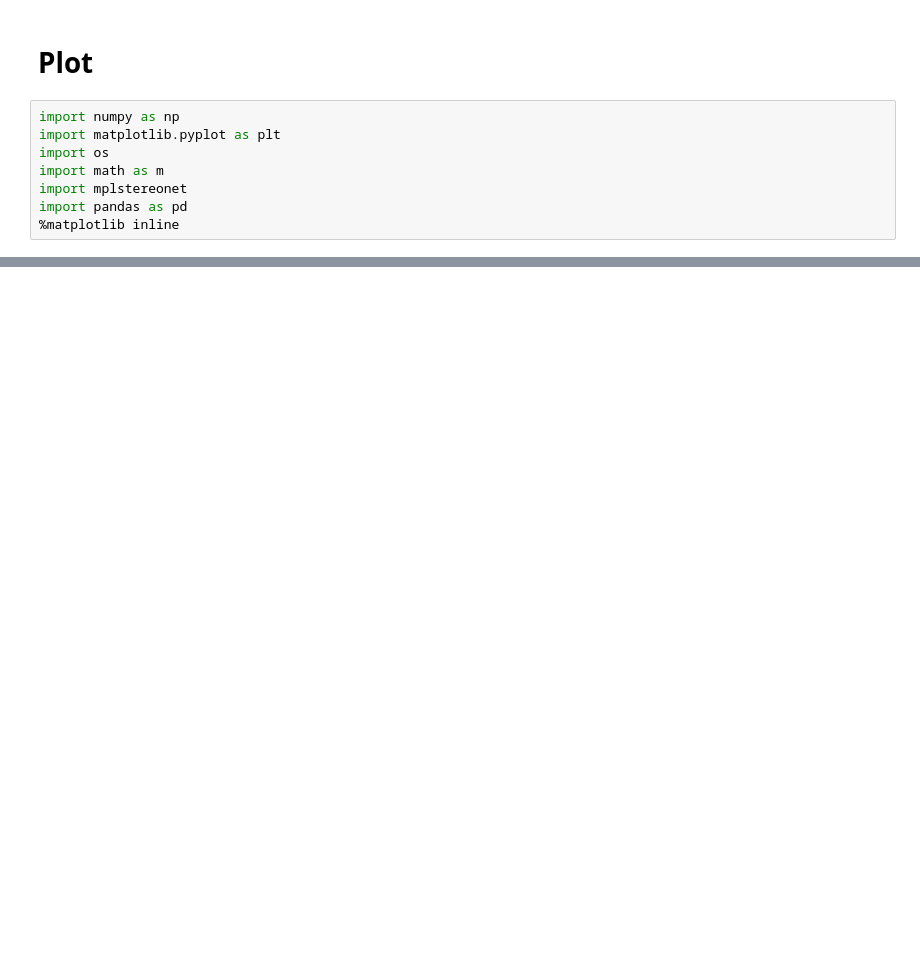
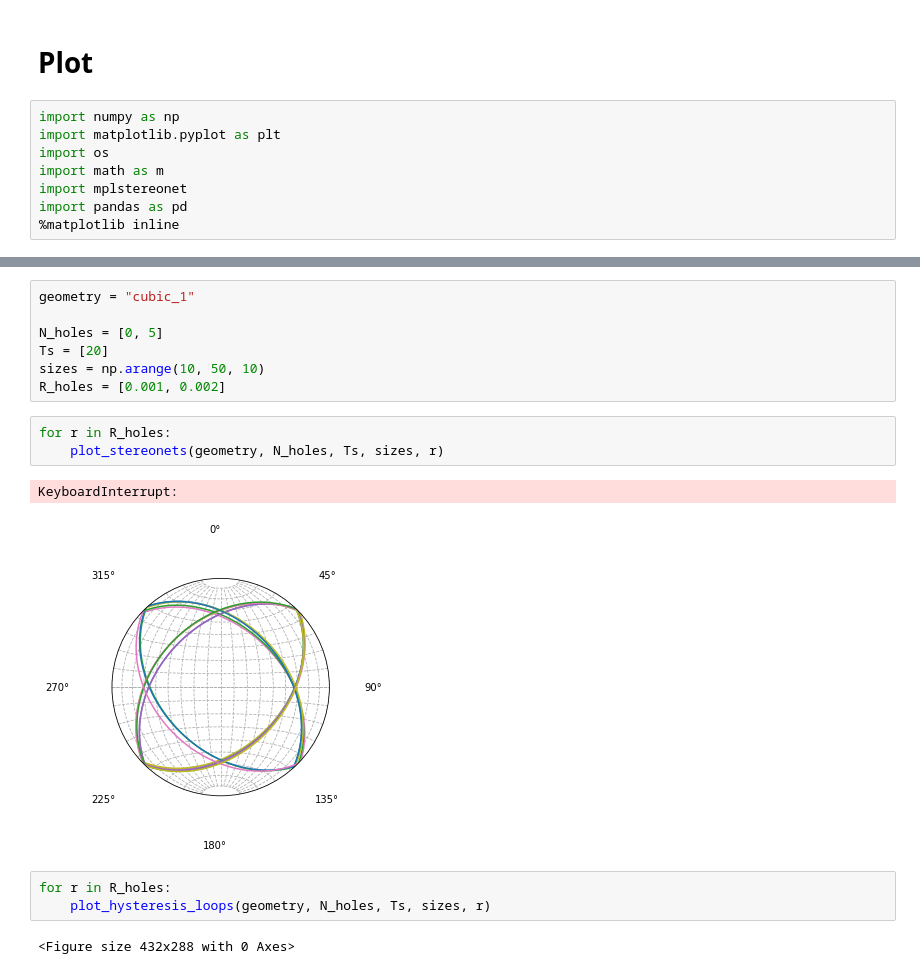
Before and after one commit to devienne/swiss_cheese, a Jupyter notebook: plots.ipynb, the cells around one changed output, grey strips where cells are left out. Drawn from its saved outputs; the diff is of its cells as text; blank space fills up the shorter version.

Commit message:
updates in plot notebook

```diff
--- a/plots.ipynb
+++ b/plots.ipynb
@@ -96,0 +159,18 @@ for size in sizes:
+# %%
+geometry = "cubic_1"
+
+N_holes = [0, 5]
+Ts = [20]
+sizes = np.arange(10, 50, 10)
+R_holes = [0.001, 0.002]
+# %%
+for r in R_holes:
+    plot_stereonets(geometry, N_holes, Ts, sizes, r)
+# %% [output]
+KeyboardInterrupt:
+[figure, added]
+# %%
+for r in R_holes:
+    plot_hysteresis_loops(geometry, N_holes, Ts, sizes, r)
+# %% [output]
+<Figure size 432x288 with 0 Axes>
```
Also changed, not shown: parts of 1 cell of this notebook, 3 other files.
